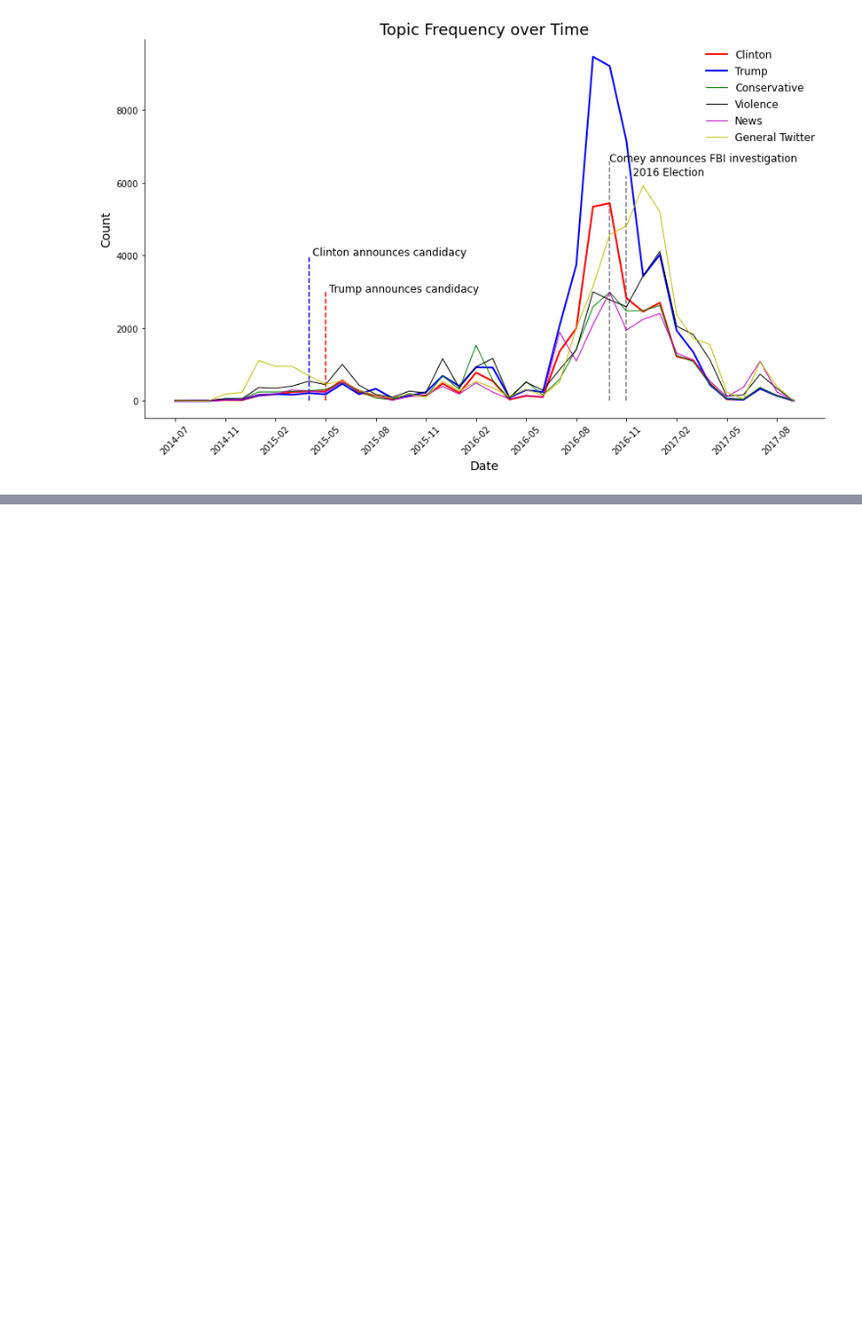
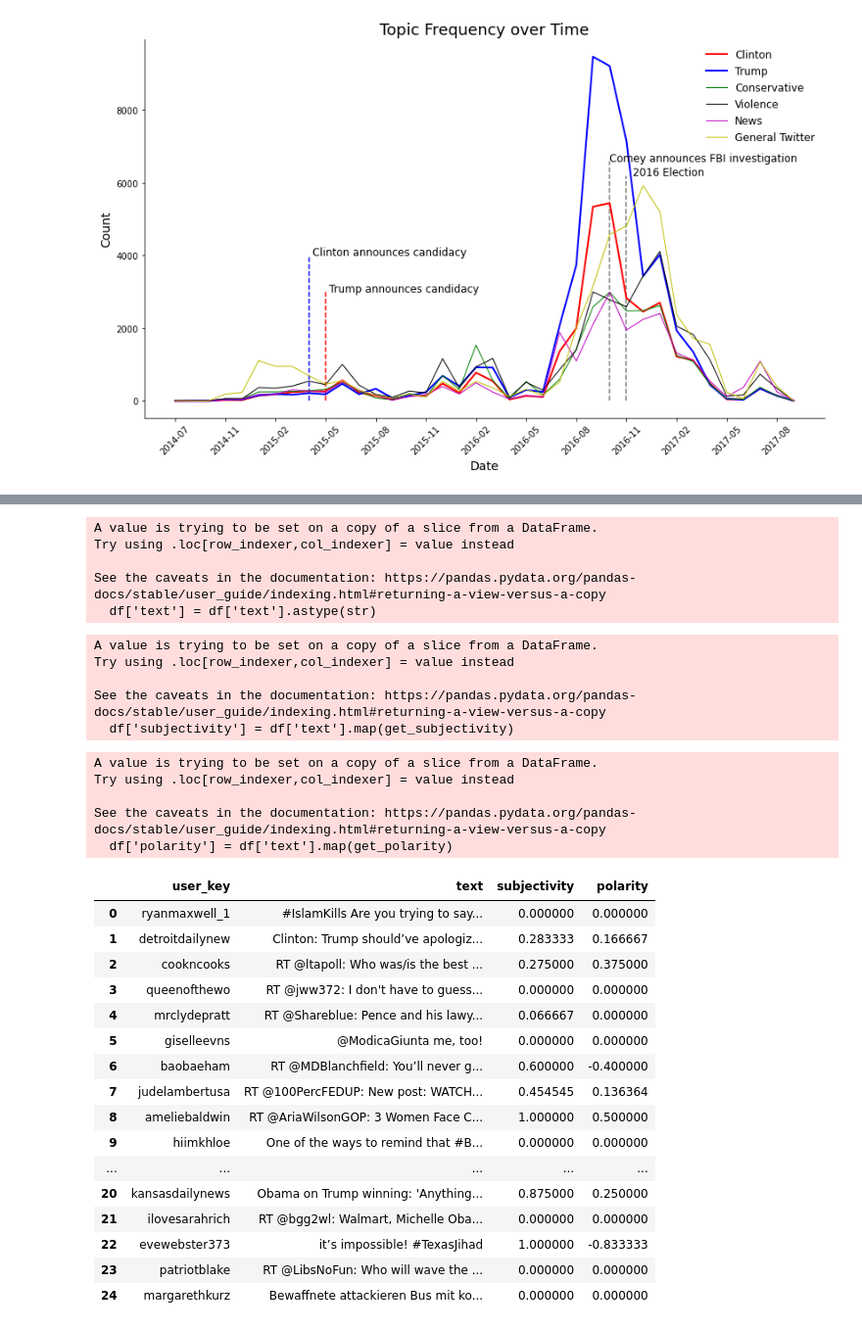
Before and after one commit to scrapfishies/russian-troll-tweets-nlp, a Jupyter notebook: modeling/more_lda.ipynb, the cells around one changed output, grey strips where cells are left out. Shown: that part at 98% size. Cells and saved outputs as stored; diff of their text form; code cells hidden in the pictures; blank space fills up the shorter version.

```diff
--- a/modeling/more_lda.ipynb
+++ b/modeling/more_lda.ipynb
@@ -255,0 +273,46 @@ sns.despine();
+# %%
+df['text'] = df['text'].astype(str)
+# %% [output]
+A value is trying to be set on a copy of a slice from a DataFrame.
+Try using .loc[row_indexer,col_indexer] = value instead
+
+See the caveats in the documentation: https://pandas.pydata.org/pandas-docs/stable/user_guide/indexing.html#returning-a-view-versus-a-copy
+  df['text'] = df['text'].astype(str)
+# %%
+# Create two new columns 'Subjectivity' & 'Polarity'
+df['subjectivity'] = df['text'].map(get_subjectivity)
+df['polarity'] = df['text'].map(get_polarity)
+# %% [output]
+A value is trying to be set on a copy of a slice from a DataFrame.
+Try using .loc[row_indexer,col_indexer] = value instead
+
+See the caveats in the documentation: https://pandas.pydata.org/pandas-docs/stable/user_guide/indexing.html#returning-a-view-versus-a-copy
+  df['subjectivity'] = df['text'].map(get_subjectivity)
+# %%
+df['polarity'] = df['text'].map(get_polarity)
+# %% [output]
+A value is trying to be set on a copy of a slice from a DataFrame.
+Try using .loc[row_indexer,col_indexer] = value instead
+
+See the caveats in the documentation: https://pandas.pydata.org/pandas-docs/stable/user_guide/indexing.html#returning-a-view-versus-a-copy
+  df['polarity'] = df['text'].map(get_polarity)
+# %%
+df.head(25)
+# %% [output]
+|  | user_key | text | subjectivity | polarity |
+| 0 | ryanmaxwell_1 | #IslamKills Are you trying to say... | 0.000000 | 0.000000 |
+| 1 | detroitdailynew | Clinton: Trump should’ve apologiz... | 0.283333 | 0.166667 |
+| 2 | cookncooks | RT @ltapoll: Who was/is the best ... | 0.275000 | 0.375000 |
+| 3 | queenofthewo | RT @jww372: I don't have to guess... | 0.000000 | 0.000000 |
+| 4 | mrclydepratt | RT @Shareblue: Pence and his lawy... | 0.066667 | 0.000000 |
+| 5 | giselleevns | @ModicaGiunta me, too! | 0.000000 | 0.000000 |
+| 6 | baobaeham | RT @MDBlanchfield: You’ll never g... | 0.600000 | -0.400000 |
+| 7 | judelambertusa | RT @100PercFEDUP: New post: WATCH... | 0.454545 | 0.136364 |
+| 8 | ameliebaldwin | RT @AriaWilsonGOP: 3 Women Face C... | 1.000000 | 0.500000 |
+| 9 | hiimkhloe | One of the ways to remind that #B... | 0.000000 | 0.000000 |
+| ... | ... | ... | ... | ... |
+| 20 | kansasdailynews | Obama on Trump winning: 'Anything... | 0.875000 | 0.250000 |
+| 21 | ilovesarahrich | RT @bgg2wl: Walmart, Michelle Oba... | 0.000000 | 0.000000 |
+| 22 | evewebster373 | it’s impossible! #TexasJihad | 1.000000 | -0.833333 |
+| 23 | patriotblake | RT @LibsNoFun: Who will wave the ... | 0.000000 | 0.000000 |
+| 24 | margarethkurz | Bewaffnete attackieren Bus mit ko... | 0.000000 | 0.000000 |
```
Also changed, not shown: parts of 5 cells of this notebook.
